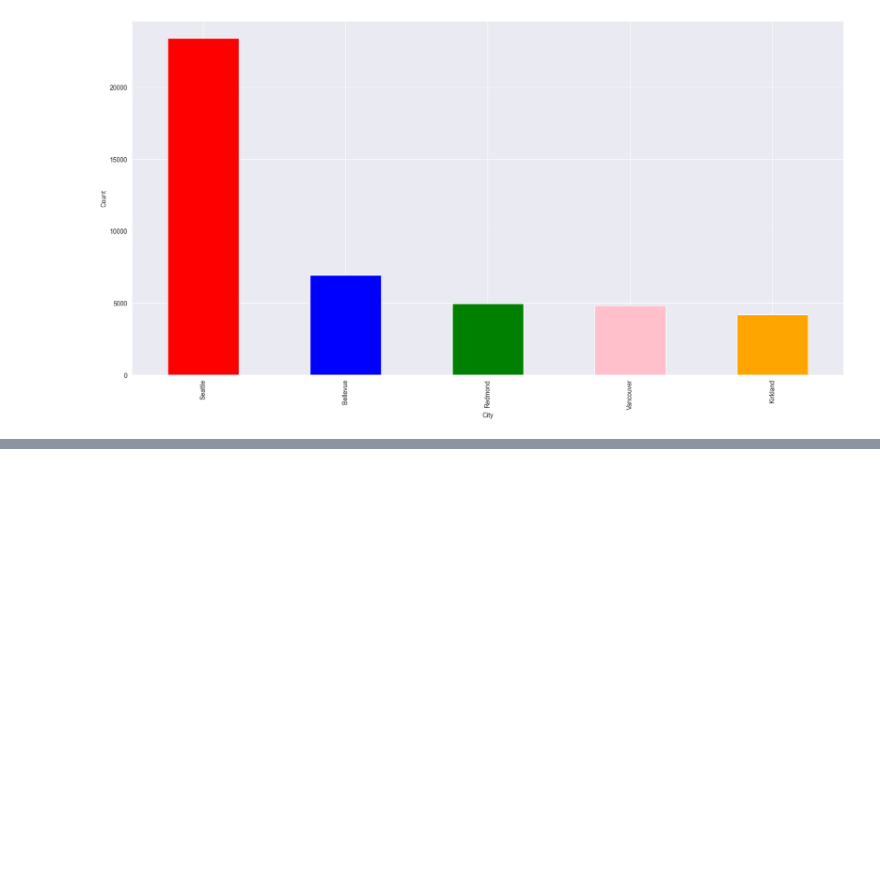
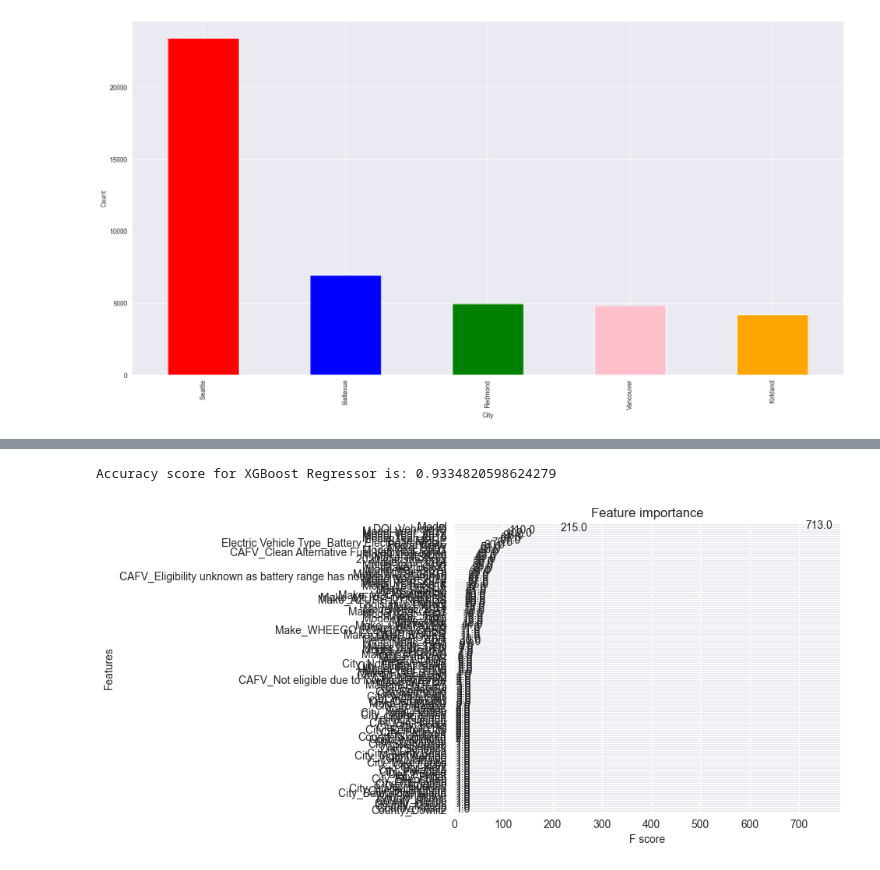
Before and after one commit to Mfundo-debug/electric_vehicle, a Jupyter notebook: EDA.ipynb, the cells around one changed output, grey strips where cells are left out. Cells and saved outputs as stored; diff of their text form; code cells hidden in the pictures; blank space fills up the shorter version.

```diff
--- a/EDA.ipynb
+++ b/EDA.ipynb
@@ -303,3 +305,18 @@ from sklearn.preprocessing import LabelEncoder
 from sklearn.model_selection import train_test_split
 from sklearn.metrics import accuracy_score
 import xgboost as xgb
+# %%
+#get pd.get_dummies for categorical variables
+data = pd.get_dummies(data, columns=['County','Make','Model Year','Electric Vehicle Type','CAFV','City'])
+label_encoder = LabelEncoder()
+for col in data.columns:
+    data[col] = label_encoder.fit_transform(data[col])
+# %%
+#split the data into train and test
+X = data.drop('Electric Range', axis=1)
+y = data['Electric Range']
+X_train, X_test, y_train, y_test = train_test_split(X, y, test_size=0.2, random_state=123)
+# %%
+#train the model
+xgb_model = xgb.XGBRegressor(objective="reg:linear", random_state=123)
+xgb_model.fit(X_train, y_train)
@@ -305,0 +339,12 @@ import xgboost as xgb
+# %%
+#evaluate the model for multiclass classification
+print('Accuracy score for XGBoost Regressor is:',accuracy_score(y_test, y_pred.round()))
+# %% [output]
+Accuracy score for XGBoost Regressor is: 0.9334820598624279
+# %%
+#plot the feature importance
+xgb.plot_importance(xgb_model)
+plt.rcParams['figure.figsize'] = [20, 20]
+plt.show()
+# %% [output]
+[figure, added]
```
Also changed, not shown: parts of 7 cells of this notebook.
